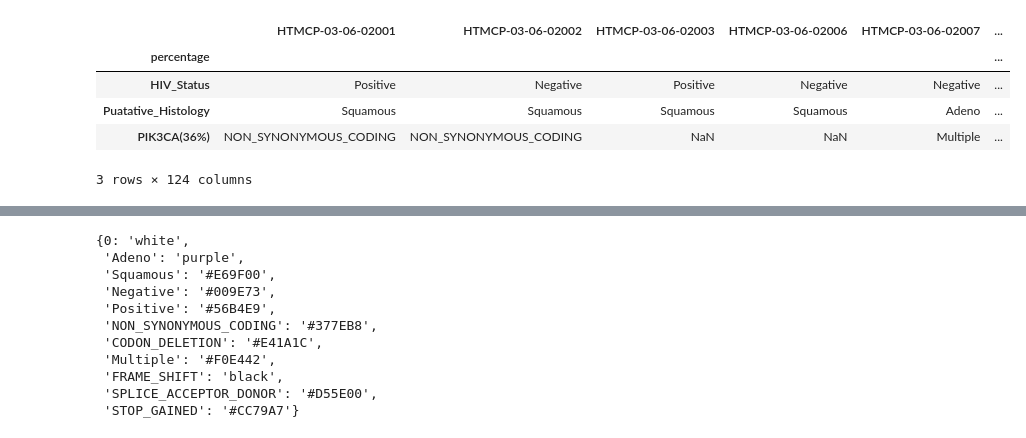
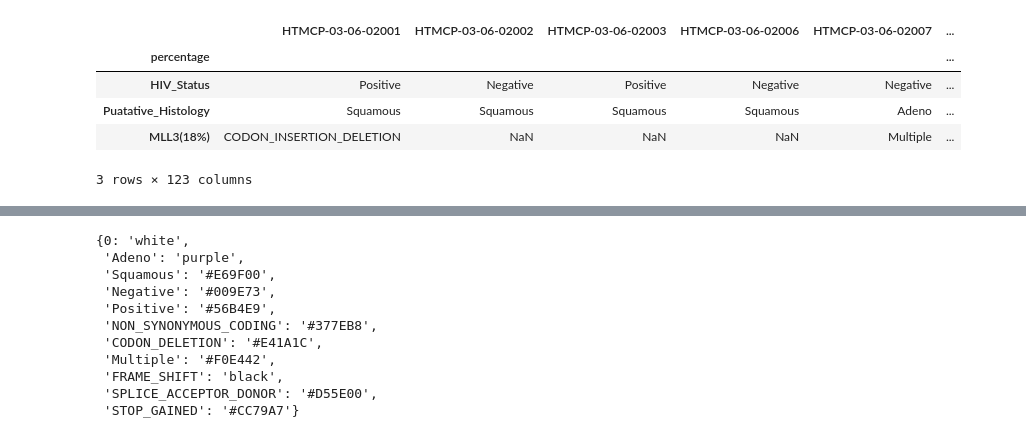
Before and after one commit to stuartzong/notebook, a Jupyter notebook: oncoprint.ipynb, the cells around one changed output, grey strips where cells are left out. Drawn from its saved outputs; the diff is of its cells as text; code cells hidden in the pictures.

```diff
--- a/oncoprint.ipynb
+++ b/oncoprint.ipynb
@@ -15,16 +17,16 @@ matplotlib.style.use('ggplot')
 %matplotlib inline
 matplotlib.rcParams['figure.figsize'] = (8, 6)
 # %%
-f1 = '/projects/trans_scratch/validations/workspace/szong/Cervical/variant_bwamem/124_patients/mutations_for_oncoprint_124_patients.txt'
+f1 = '/projects/trans_scratch/validations/workspace/szong/Cervical/variant_bwamem/124_patients_new/mutations_for_oncoprint_123_patients.txt'
 df = pd.read_csv(f1, index_col='percentage')
 df.head(3)
 # %% [output]
 |  | HTMCP-03-06-02001 | HTMCP-03-06-02002 | HTMCP-03-06-02003 | HTMCP-03-06-02006 | HTMCP-03-06-02007 | ... |
 | percentage |  |  |  |  |  | ... |
 | HIV_Status | Positive | Negative | Positive | Negative | Negative | ... |
 | Puatative_Histology | Squamous | Squamous | Squamous | Squamous | Adeno | ... |
-| PIK3CA(36%) | NON_SYNONYMOUS_CODING | NON_SYNONYMOUS_CODING | NaN | NaN | Multiple | ... |
+| MLL3(18%) | CODON_INSERTION_DELETION | NaN | NaN | NaN | Multiple | ... |
-3 rows × 124 columns
+3 rows × 123 columns
 # %%
 clrs = ['white', "purple", "#E69F00","#009E73","#56B4E9","#377EB8","#E41A1C","#F0E442",'black',"#D55E00","#CC79A7"]
 # %%
```
Also changed, not shown: parts of 33 cells of this notebook, 31 other files.
